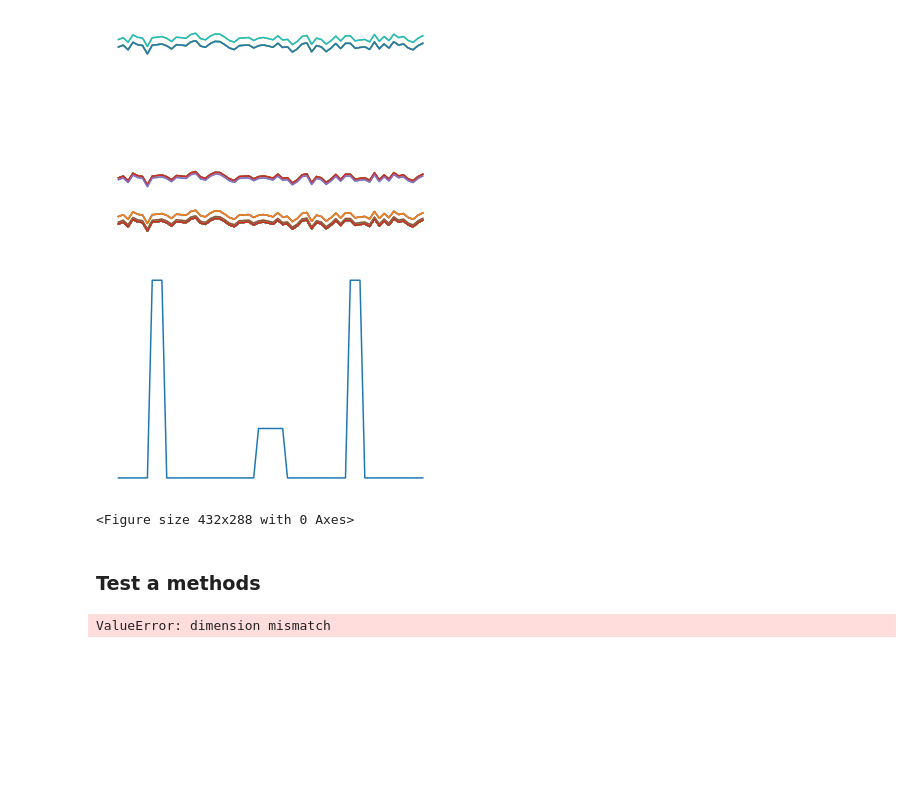
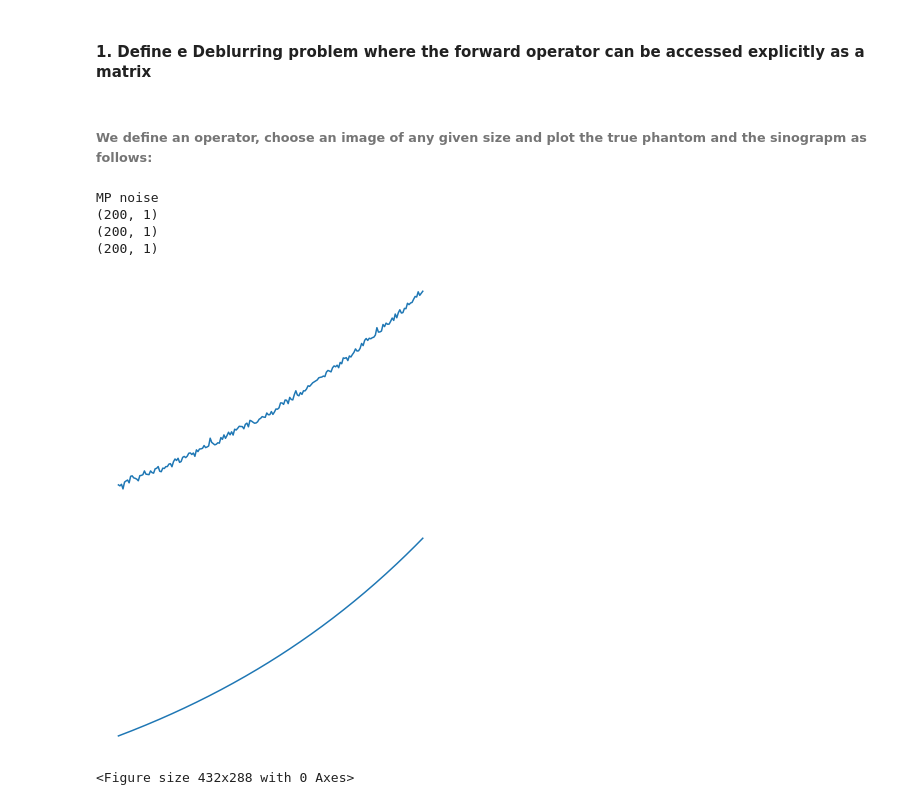
Before and after one commit to mpasha3/trips-py, a Jupyter notebook: demos/demo_1D_deblurring.ipynb, the cells around one changed output. Saved outputs shown, nothing was run; the diff lists cells and outputs as text; code cells hidden in the pictures; blank space fills up the shorter version.

```diff
--- a/demos/demo_1D_deblurring.ipynb
+++ b/demos/demo_1D_deblurring.ipynb
@@ -40,23 +42,24 @@ ModuleNotFoundError: No module named 'utilities'
+# %% [markdown]
+#### 1. Define e Deblurring problem where the forward operator can be accessed explicitly as a matrix
+# %% [markdown]
+###### We define an operator, choose an image of any given size and plot the true phantom and the sinograpm as follows:
 # %%
 Deblur1D = Deblurring1D(CommitCrime = True)
-nx = 64
-x_true = Deblur1D.gen_xtrue(nx, test = 'piecewise')
+nx = 200
+x_true = Deblur1D.gen_xtrue(nx, test = 'curve2')
 ## If you would like to create the operator only
-A = Deblur1D.forward_Op_1D(x_true, parameter = 0.4, nx = nx)
+A = Deblur1D.forward_Op_1D(x_true, parameter = 0.8, nx = nx)
 ## The following creates the data b_true
 b_true = Deblur1D.gen_data(x_true)
-(b, delta) = Deblur1D.add_noise(b_true, 'Gaussian', noise_level = 0.05)
-Deblur1D.plot_data(b)
+(d, delta) = Deblur1D.add_noise(b_true, 'Gaussian', noise_level = 0.01)
+b_vec = d.reshape((-1,1))
+Deblur1D.plot_data(d)
 Deblur1D.plot_rec(x_true)
 # %% [output]
+MP noise
+(200, 1)
+(200, 1)
+(200, 1)
-[figure, old version]
+[figure, new version]
-[figure, old version]
+[figure, new version]
-<Figure size 432x288 with 0 Axes>
+<Figure size 432x288 with 0 Axes>
-# %% [markdown]
-### Test a methods
-# %%
-b_vec = b.reshape((-1,1))
-(x_gmres_gcv, info_gmres_gcv) = Hybrid_GMRES(A, b_vec, n_iter = 30, regparam = 'gcv', delta = delta, x_true = x_true, shape = [64, 64])
-(x_gmres_dp, info_gmres_dp) = Hybrid_GMRES(A, b_vec, n_iter = 30, regparam = 'dp', delta = delta, x_true = x_true, shape = [64, 64])
-# %% [output]
-ValueError: dimension mismatch
```
Also changed, not shown: parts of 26 cells of this notebook, 1 other file.
